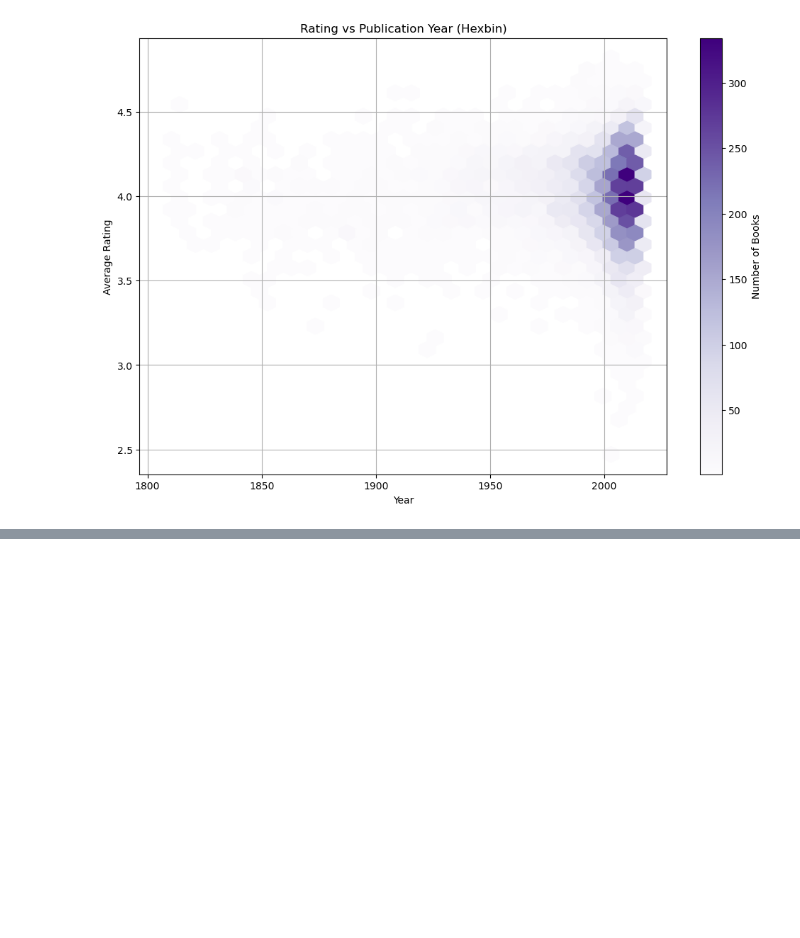
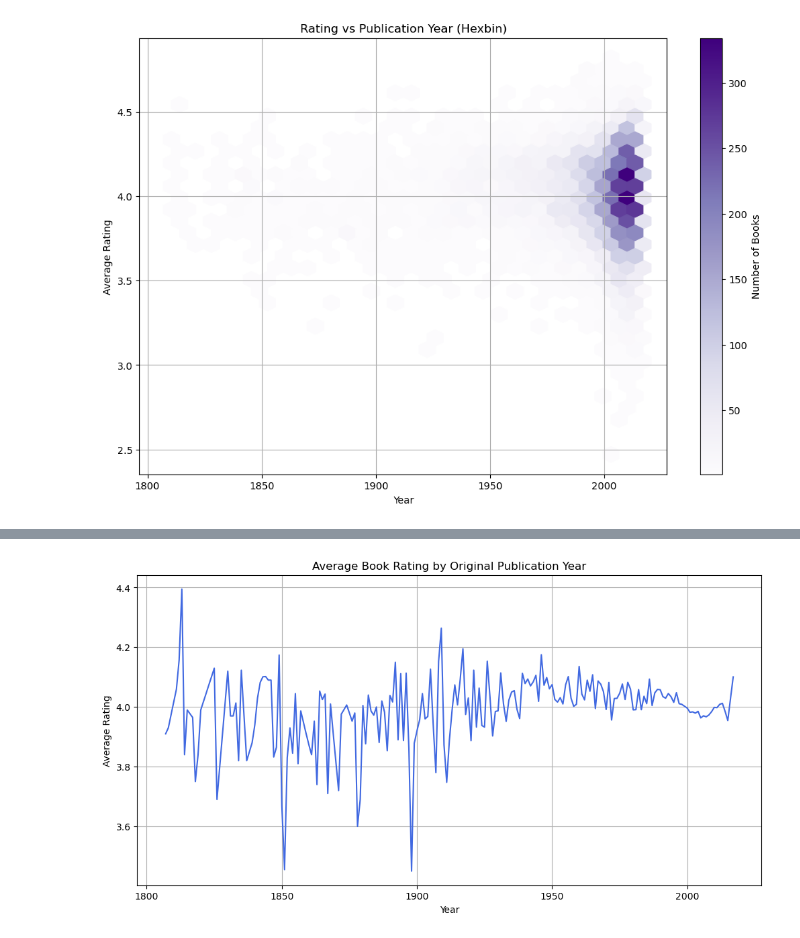
Before and after one commit to Bkedl/goodreads-sandbox, a Jupyter notebook: notesbooks/exploratory_analysis.ipynb, the cells around one changed output, grey strips where cells are left out. Saved outputs shown, nothing was run; the diff lists cells and outputs as text; code cells hidden in the pictures; blank space fills up the shorter version.

```diff
--- a/notesbooks/exploratory_analysis.ipynb
+++ b/notesbooks/exploratory_analysis.ipynb
@@ -328,0 +349,13 @@ plt.show()
+# %%
+# Group by year and calculate average rating
+ratings_by_year = df.groupby('Original Publication Year')['Average Rating'].mean()
+
+plt.figure(figsize=(12,6))
+ratings_by_year.plot(kind='line', color='royalblue')
+plt.title('Average Book Rating by Original Publication Year')
+plt.xlabel('Year')
+plt.ylabel('Average Rating')
+plt.grid(True)
+plt.show()
+# %% [output]
+[figure, added]
```
Also changed, not shown: parts of 10 cells of this notebook.
